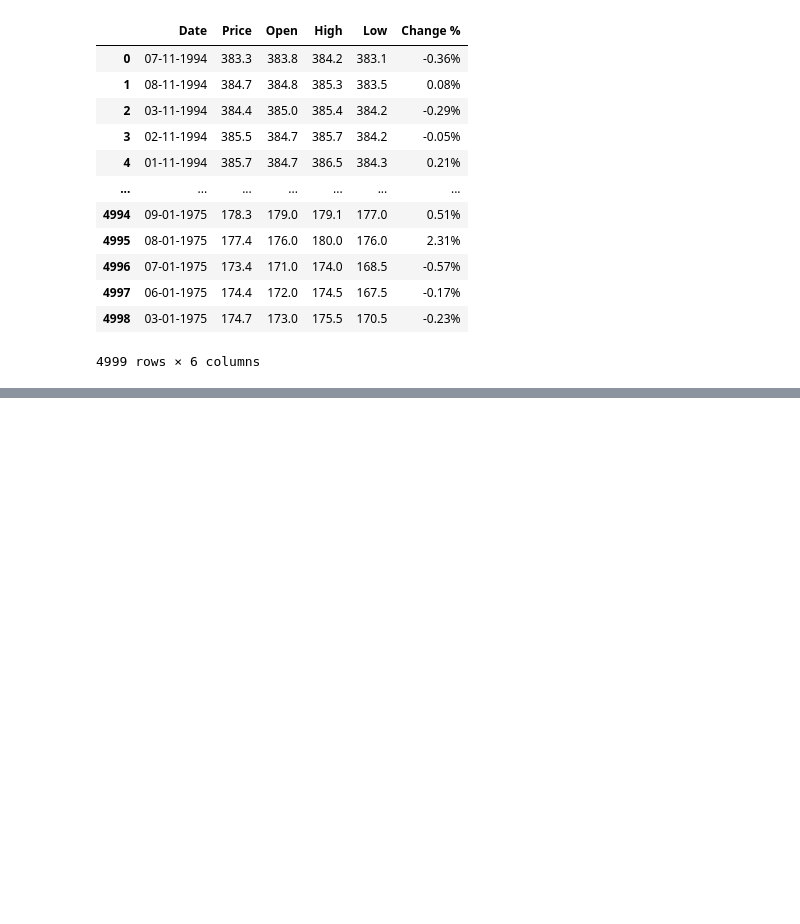
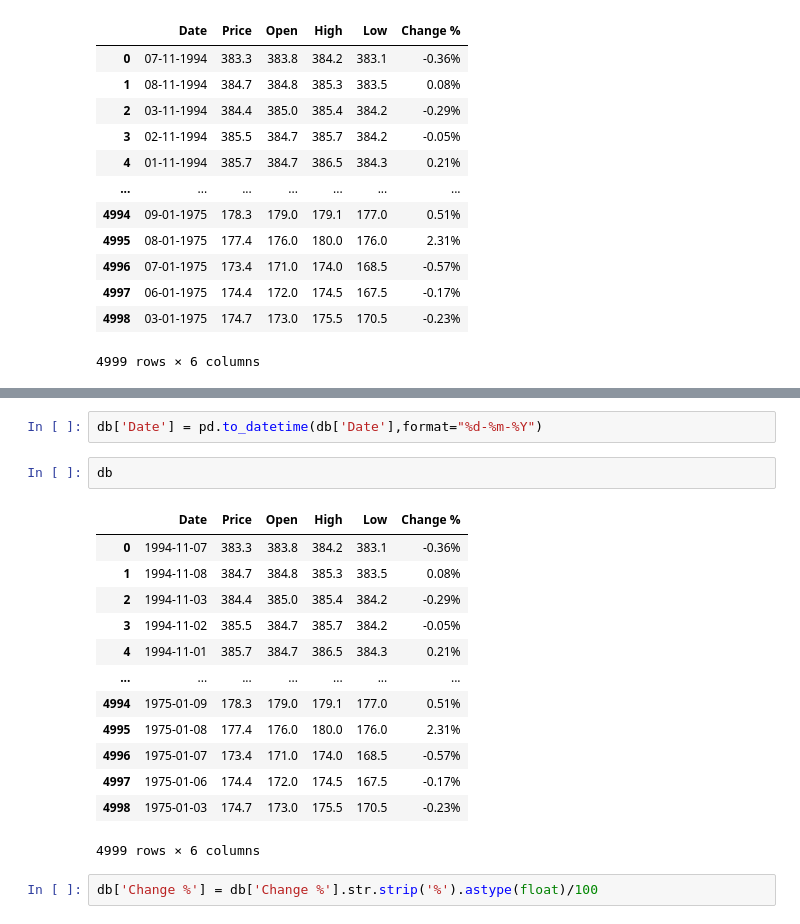
Before and after one commit to Mohansingh12/Ai, a Jupyter notebook: ml/projects/gold pridicter/gold_price.ipynb, the cells around one changed output, grey strips where cells are left out. Saved outputs shown, nothing was run; the diff lists cells and outputs as text; blank space fills up the shorter version.

```diff
--- a/ml/projects/gold pridicter/gold_price.ipynb
+++ b/ml/projects/gold pridicter/gold_price.ipynb
@@ -65,0 +99,20 @@ db
+# %%
+db['Date'] = pd.to_datetime(db['Date'],format="%d-%m-%Y")
+# %%
+db
+# %% [output]
+|  | Date | Price | Open | High | Low | Change % |
+| 0 | 1994-11-07 | 383.3 | 383.8 | 384.2 | 383.1 | -0.36% |
+| 1 | 1994-11-08 | 384.7 | 384.8 | 385.3 | 383.5 | 0.08% |
+| 2 | 1994-11-03 | 384.4 | 385.0 | 385.4 | 384.2 | -0.29% |
+| 3 | 1994-11-02 | 385.5 | 384.7 | 385.7 | 384.2 | -0.05% |
+| 4 | 1994-11-01 | 385.7 | 384.7 | 386.5 | 384.3 | 0.21% |
+| ... | ... | ... | ... | ... | ... | ... |
+| 4994 | 1975-01-09 | 178.3 | 179.0 | 179.1 | 177.0 | 0.51% |
+| 4995 | 1975-01-08 | 177.4 | 176.0 | 180.0 | 176.0 | 2.31% |
+| 4996 | 1975-01-07 | 173.4 | 171.0 | 174.0 | 168.5 | -0.57% |
+| 4997 | 1975-01-06 | 174.4 | 172.0 | 174.5 | 167.5 | -0.17% |
+| 4998 | 1975-01-03 | 174.7 | 173.0 | 175.5 | 170.5 | -0.23% |
+4999 rows × 6 columns
+# %%
+db['Change %'] = db['Change %'].str.strip('%').astype(float)/100
```
Also changed, not shown: parts of 13 cells of this notebook, 2 other files.
